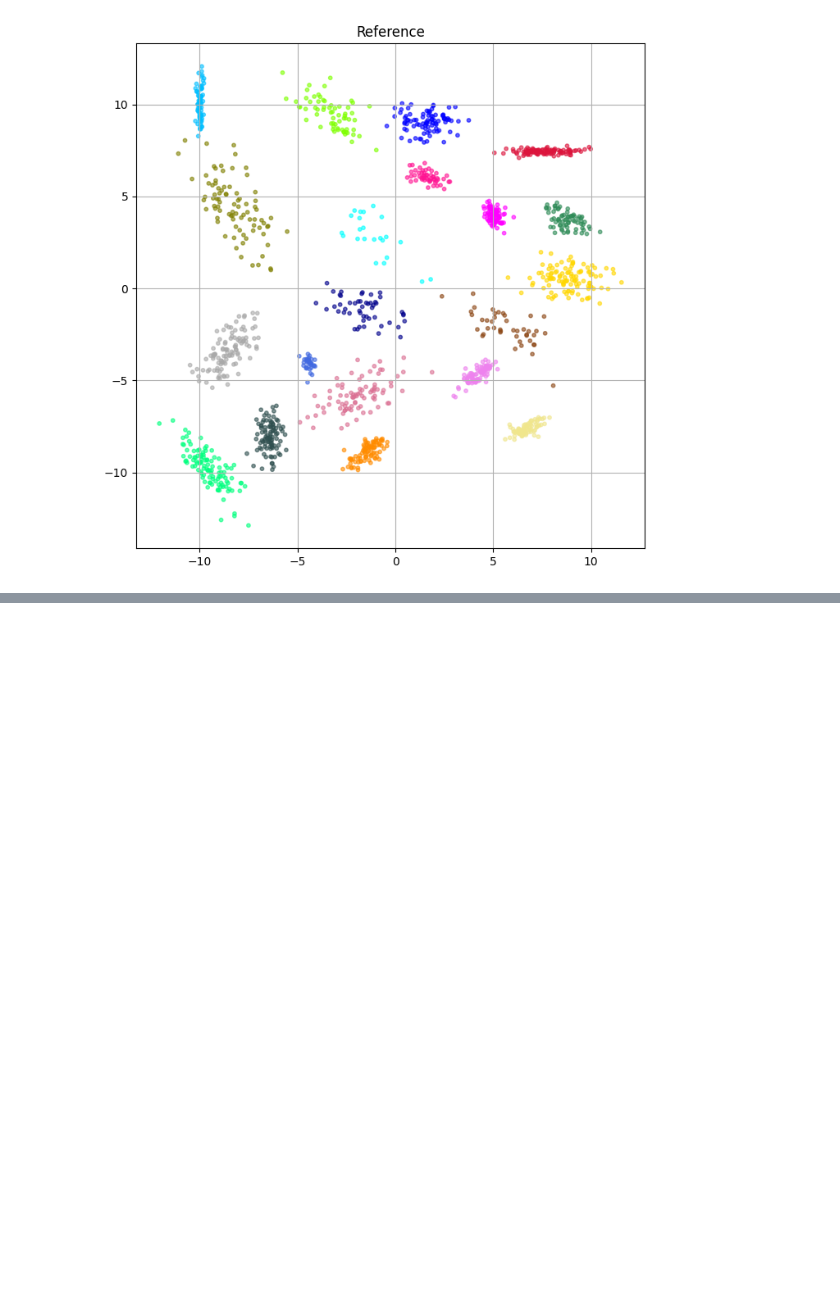
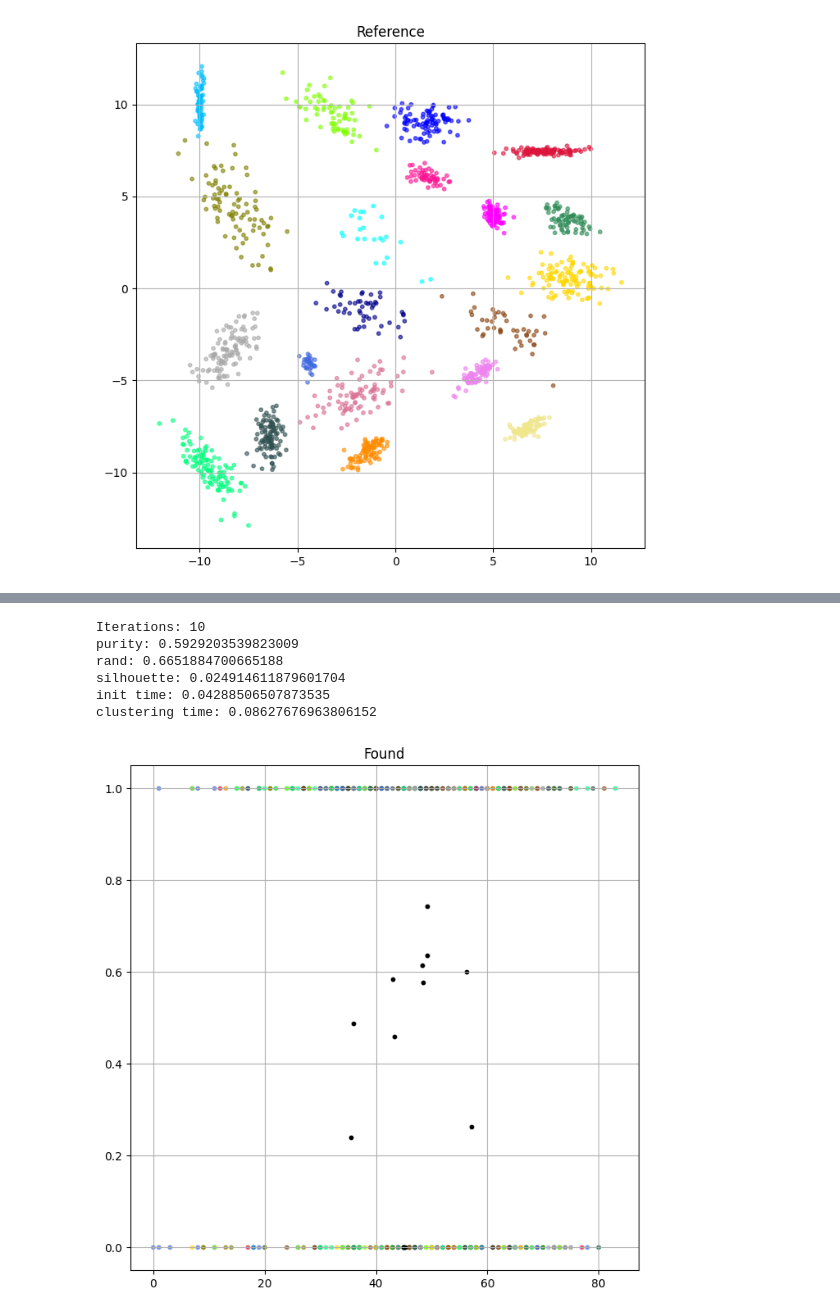
Before and after one commit to BarnyK/kmeans-python, a Jupyter notebook: evaluation.ipynb, the cells around one changed output, grey strips where cells are left out. Cells and saved outputs as stored; diff of their text form; code cells hidden in the pictures; blank space fills up the shorter version.

```diff
--- a/evaluation.ipynb
+++ b/evaluation.ipynb
@@ -110,0 +150,14 @@ visualize(data, labels, None, "Reference")
+# %%
+filename = "datasets/real-world/arrhythmia.arff"
+data, final_centroids, result, metrics, iterations, labels = kmeans(
+    filename, True, 12, "plusplus", 1000, "", True
+)
+visualize(data, result, final_centroids, "Found")
+# %% [output]
+Iterations: 10
+purity: 0.5929203539823009
+rand: 0.6651884700665188
+silhouette: 0.024914611879601704
+init time: 0.04288506507873535
+clustering time: 0.08627676963806152
+[figure, added]
```
Also changed, not shown: parts of 10 cells of this notebook, 5 other files.
